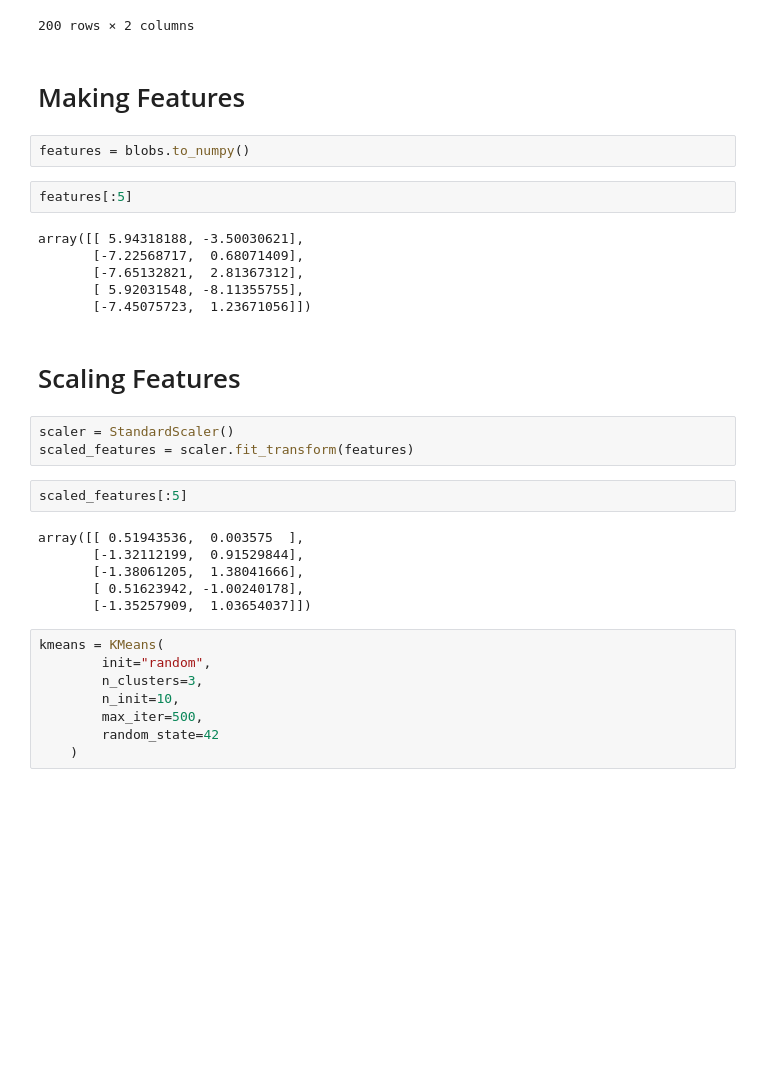
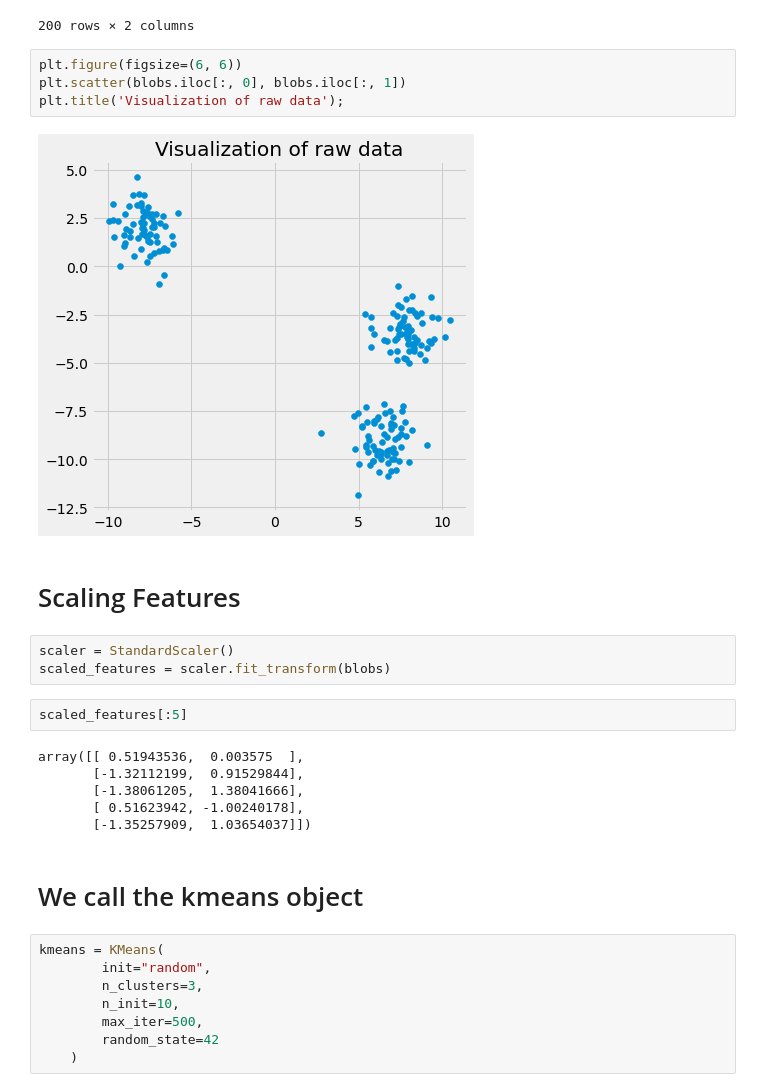
Before and after one commit to codyvi/ML-Homeworks, a Jupyter notebook: 06-K-Means/K-Means.ipynb, the cells around one changed output. Cells and saved outputs as stored; diff of their text form; blank space fills up the shorter version.

```diff
--- a/06-K-Means/K-Means.ipynb
+++ b/06-K-Means/K-Means.ipynb
@@ -25,23 +25,17 @@ blobs
 | 198 | -9.666825 | 3.217633 |
 | 199 | -7.942666 | 1.656323 |
 200 rows × 2 columns
-# %% [markdown]
-# Making Features
-# %%
-features = blobs.to_numpy()
-# %%
-features[:5]
-# %% [output]
-array([[ 5.94318188, -3.50030621],
-       [-7.22568717,  0.68071409],
-       [-7.65132821,  2.81367312],
-       [ 5.92031548, -8.11355755],
-       [-7.45075723,  1.23671056]])
+# %%
+plt.figure(figsize=(6, 6))
+plt.scatter(blobs.iloc[:, 0], blobs.iloc[:, 1])
+plt.title('Visualization of raw data');
+# %% [output]
+[figure, added]
 # %% [markdown]
 # Scaling Features
 # %%
 scaler = StandardScaler()
-scaled_features = scaler.fit_transform(features)
+scaled_features = scaler.fit_transform(blobs)
 # %%
 scaled_features[:5]
 # %% [output]
@@ -50,6 +44,8 @@ array([[ 0.51943536,  0.003575  ],
        [-1.38061205,  1.38041666],
        [ 0.51623942, -1.00240178],
        [-1.35257909,  1.03654037]])
+# %% [markdown]
+# We call the kmeans object
 # %%
 kmeans = KMeans(
         init="random",
```
Also changed, not shown: parts of 79 cells of this notebook.
